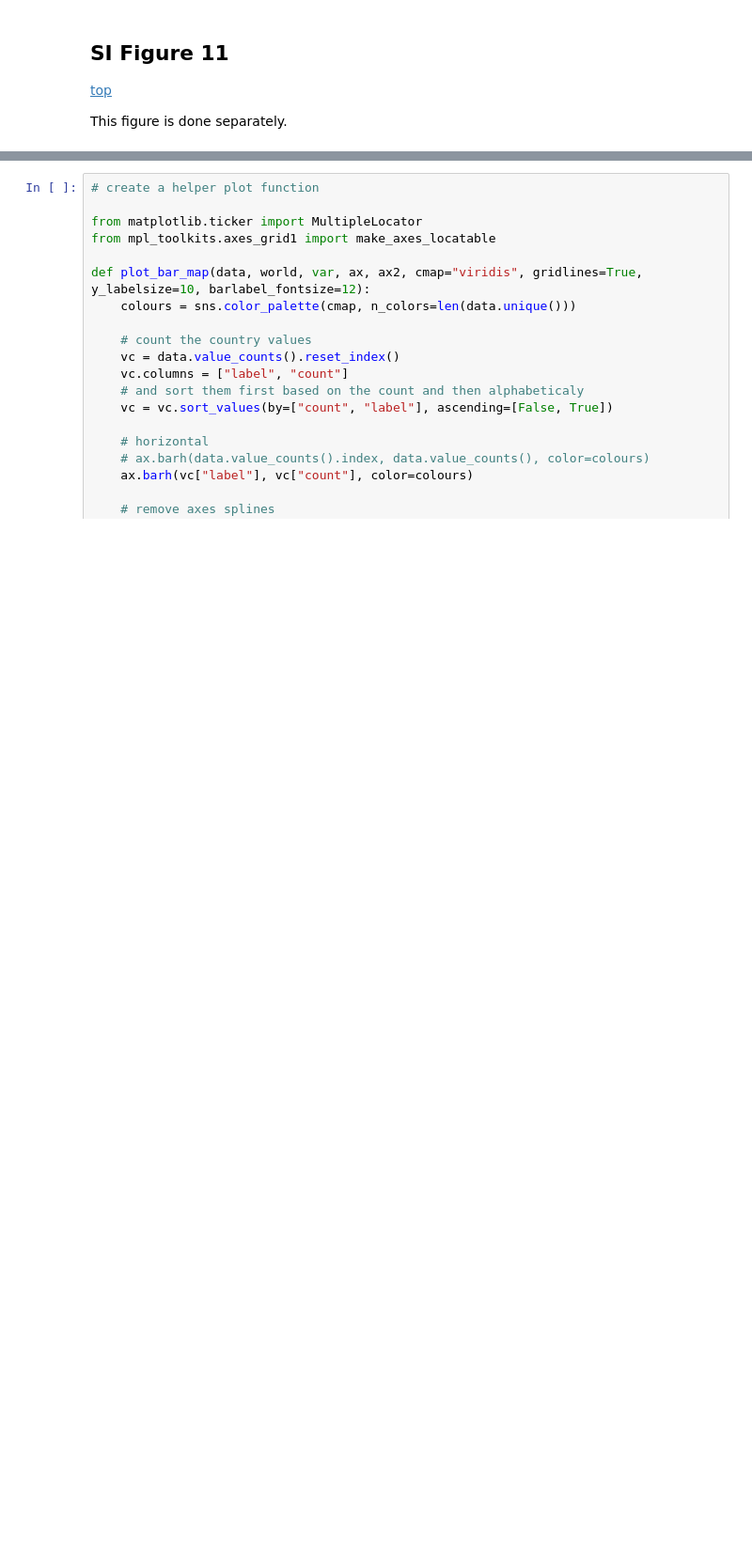
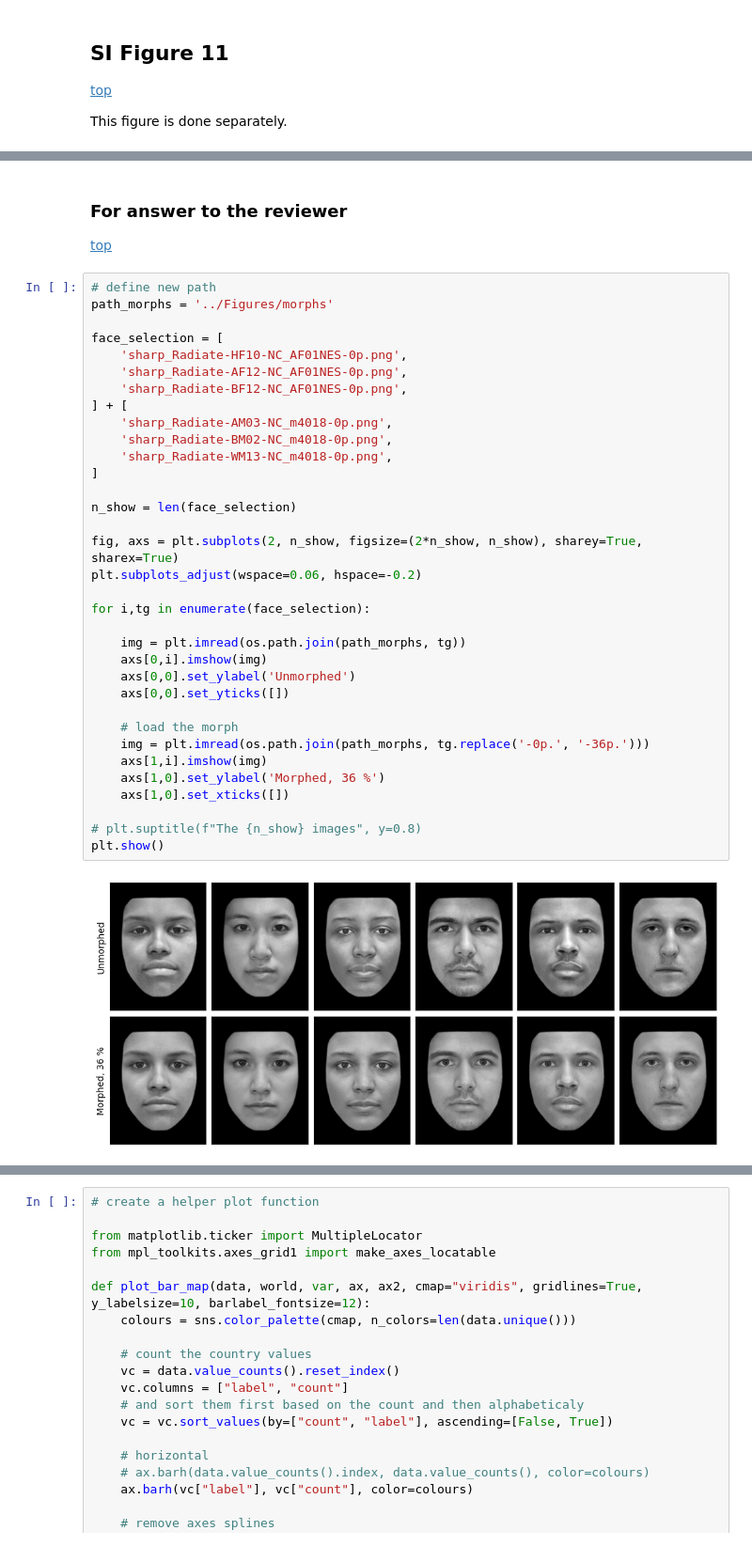
Before and after one commit to jankaWIS/FMP_paper, a Jupyter notebook: Figures/SI_Figures_FMP_paper_2024.ipynb, the cells around one changed output, grey strips where cells are left out. Shown at 94% size. Drawn from its saved outputs; the diff is of its cells as text; blank space fills up the shorter version.

```diff
--- a/Figures/SI_Figures_FMP_paper_2024.ipynb
+++ b/Figures/SI_Figures_FMP_paper_2024.ipynb
@@ -2360,0 +2366,40 @@ This figure is done separately.
+# %% [markdown]
+### For answer to the reviewer
+
+[top](#top)
+# %%
+# define new path
+path_morphs = '../Figures/morphs'
+
+face_selection = [
+    'sharp_Radiate-HF10-NC_AF01NES-0p.png',
+    'sharp_Radiate-AF12-NC_AF01NES-0p.png',
+    'sharp_Radiate-BF12-NC_AF01NES-0p.png',
+] + [
+    'sharp_Radiate-AM03-NC_m4018-0p.png',
+    'sharp_Radiate-BM02-NC_m4018-0p.png',
+    'sharp_Radiate-WM13-NC_m4018-0p.png',
+]
+
+n_show = len(face_selection)
+
+fig, axs = plt.subplots(2, n_show, figsize=(2*n_show, n_show), sharey=True, sharex=True)
+plt.subplots_adjust(wspace=0.06, hspace=-0.2)
+
+for i,tg in enumerate(face_selection):
+
+    img = plt.imread(os.path.join(path_morphs, tg))
+    axs[0,i].imshow(img)
+    axs[0,0].set_ylabel('Unmorphed')
+    axs[0,0].set_yticks([])
+
+    # load the morph
+    img = plt.imread(os.path.join(path_morphs, tg.replace('-0p.', '-36p.')))
+    axs[1,i].imshow(img)
+    axs[1,0].set_ylabel('Morphed, 36 %')
+    axs[1,0].set_xticks([])
+
+# plt.suptitle(f"The {n_show} images", y=0.8)
+plt.show()
+# %% [output]
+[figure, added]
```
Also changed, not shown: parts of 13 cells of this notebook, 17 other files.
